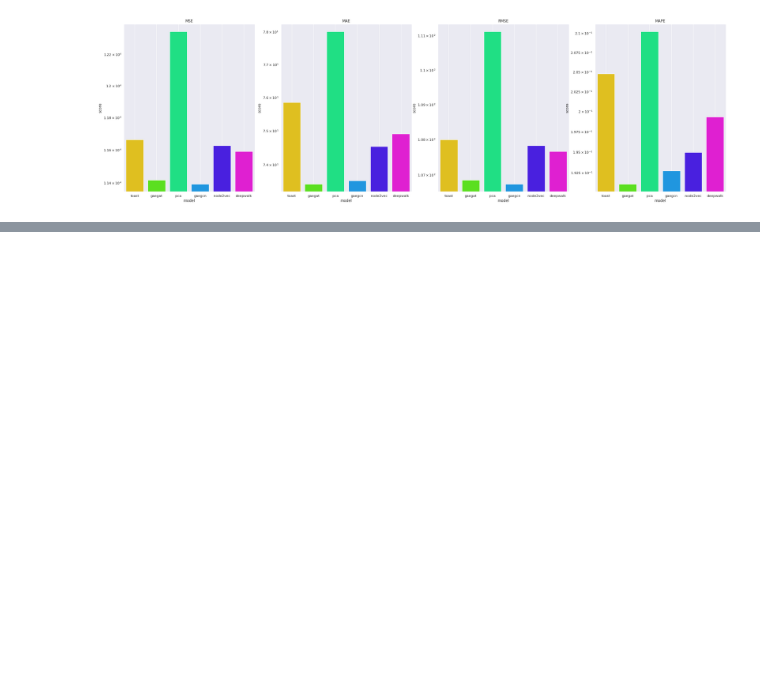
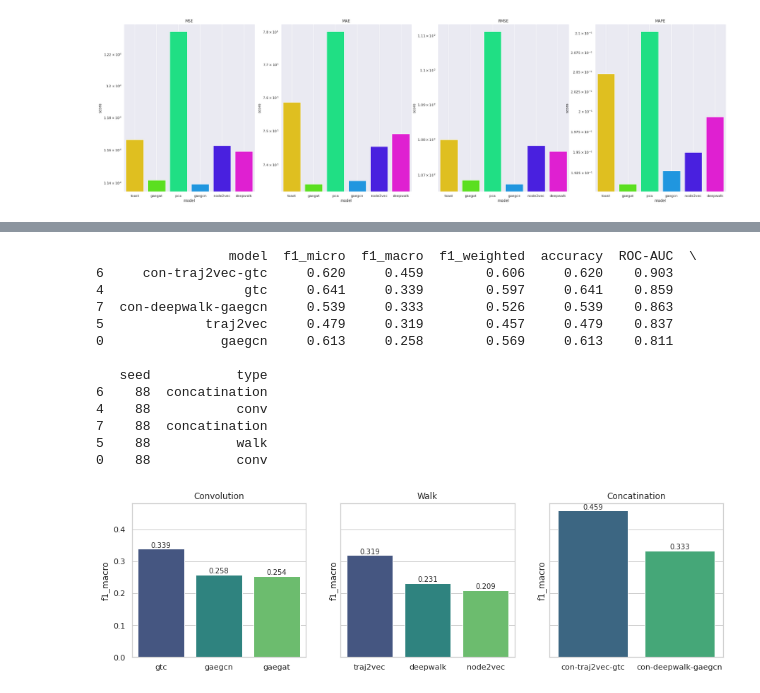
Before and after one commit to SwiftPredator/Trajectory-based-Road-Network-Representation-Learning, a Jupyter notebook: evaluation/analysis.ipynb, the cells around one changed output, grey strips where cells are left out. Drawn from its saved outputs; the diff is of its cells as text; code cells hidden in the pictures; blank space fills up the shorter version.

```diff
--- a/evaluation/analysis.ipynb
+++ b/evaluation/analysis.ipynb
@@ -95,0 +136,29 @@ print(v.to_latex())
+# %%
+dfs[0] = dfs[0].round(3)
+print(dfs[0].head())
+dfs[0].sort_values("f1_macro", inplace=True, ascending=False)
+fig, ax =plt.subplots(1, 3, sharey=True, figsize=(15,4))
+sns.barplot(x="model", y="f1_macro", data=dfs[0][dfs[0]["type"]=="conv"], palette="viridis", ax=ax[0])
+sns.barplot(x="model", y="f1_macro", data=dfs[0][dfs[0]["type"]=="walk"], palette="viridis", ax=ax[1])
+sns.barplot(x="model", y="f1_macro", data=dfs[0][dfs[0]["type"]=="concatination"], palette="viridis", ax=ax[2])
+types = ["Convolution", "Walk", "Concatination"]
+for i, a in enumerate(ax):
+    a.set_title(f"{types[i]}")
+    a.bar_label(a.containers[0])
+    a.set_xlabel("")
+# ax.set(ylim=(10, 15))
+# %% [output]
+                 model  f1_micro  f1_macro  f1_weighted  accuracy  ROC-AUC  \
+6     con-traj2vec-gtc     0.620     0.459        0.606     0.620    0.903
+4                  gtc     0.641     0.339        0.597     0.641    0.859
+7  con-deepwalk-gaegcn     0.539     0.333        0.526     0.539    0.863
+5             traj2vec     0.479     0.319        0.457     0.479    0.837
+0               gaegcn     0.613     0.258        0.569     0.613    0.811
+
+   seed           type
+6    88  concatination
+4    88           conv
+7    88  concatination
+5    88           walk
+0    88           conv
+[figure, added]
```
Also changed, not shown: parts of 8 cells of this notebook, 20 other files.
